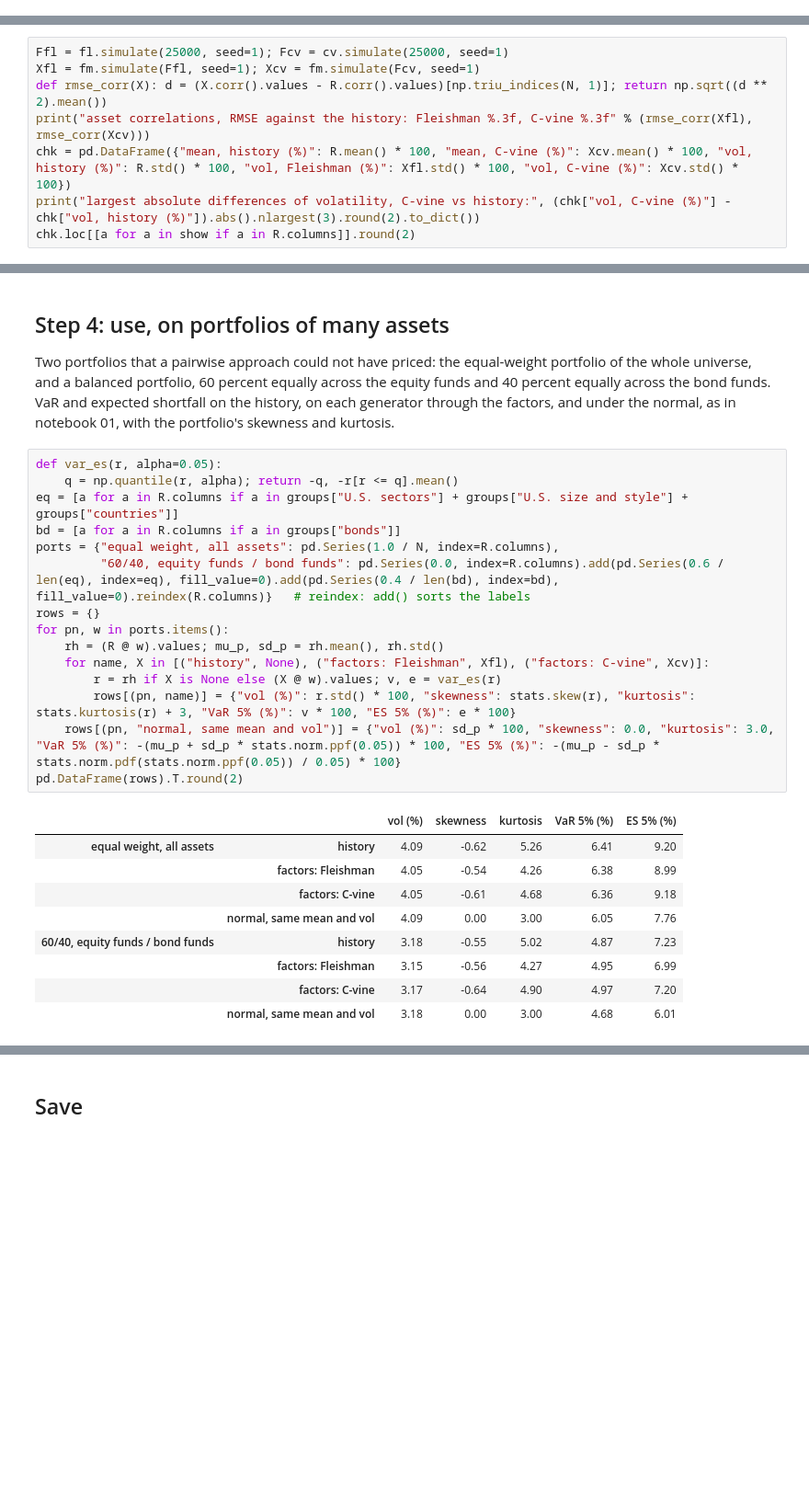
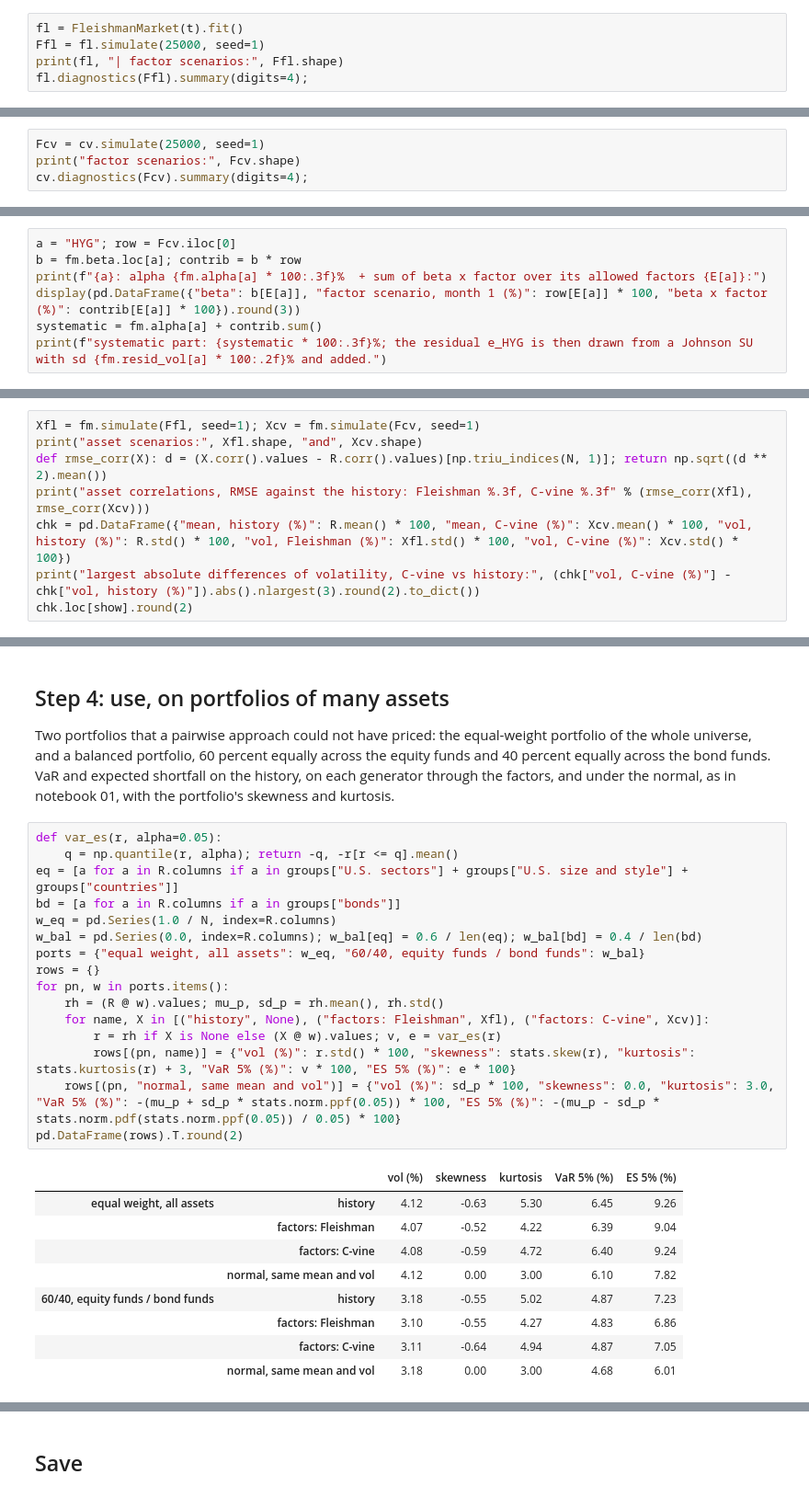
Before and after one commit to mamadouyamar/CVineMarketGen, a Jupyter notebook: examples/03_many_assets_factors.ipynb, the cells around one changed output, grey strips where cells are left out. Shown at 92% size. Saved outputs shown, nothing was run; the diff lists cells and outputs as text; blank space fills up the shorter version.

```diff
--- a/examples/03_many_assets_factors.ipynb
+++ b/examples/03_many_assets_factors.ipynb
@@ -274,0 +344,5 @@ targets. Seven variables instead of 73 is what makes the C-vine affordable:
+# %%
+fl = FleishmanMarket(t).fit()
+Ffl = fl.simulate(25000, seed=1)
+print(fl, "| factor scenarios:", Ffl.shape)
+fl.diagnostics(Ffl).summary(digits=4);
@@ -318,0 +403,4 @@ notebook 02.
+# %%
+Fcv = cv.simulate(25000, seed=1)
+print("factor scenarios:", Fcv.shape)
+cv.diagnostics(Fcv).summary(digits=4);
@@ -318,0 +461,7 @@ notebook 02.
+# %%
+a = "HYG"; row = Fcv.iloc[0]
+b = fm.beta.loc[a]; contrib = b * row
+print(f"{a}: alpha {fm.alpha[a] * 100:.3f}%  + sum of beta x factor over its allowed factors {E[a]}:")
+display(pd.DataFrame({"beta": b[E[a]], "factor scenario, month 1 (%)": row[E[a]] * 100, "beta x factor (%)": contrib[E[a]] * 100}).round(3))
+systematic = fm.alpha[a] + contrib.sum()
+print(f"systematic part: {systematic * 100:.3f}%; the residual e_HYG is then drawn from a Johnson SU with sd {fm.resid_vol[a] * 100:.2f}% and added.")
@@ -319,9 +476,9 @@ notebook 02.
 # %%
-Ffl = fl.simulate(25000, seed=1); Fcv = cv.simulate(25000, seed=1)
 Xfl = fm.simulate(Ffl, seed=1); Xcv = fm.simulate(Fcv, seed=1)
+print("asset scenarios:", Xfl.shape, "and", Xcv.shape)
 def rmse_corr(X): d = (X.corr().values - R.corr().values)[np.triu_indices(N, 1)]; return np.sqrt((d ** 2).mean())
 print("asset correlations, RMSE against the history: Fleishman %.3f, C-vine %.3f" % (rmse_corr(Xfl), rmse_corr(Xcv)))
 chk = pd.DataFrame({"mean, history (%)": R.mean() * 100, "mean, C-vine (%)": Xcv.mean() * 100, "vol, history (%)": R.std() * 100, "vol, Fleishman (%)": Xfl.std() * 100, "vol, C-vine (%)": Xcv.std() * 100})
 print("largest absolute differences of volatility, C-vine vs history:", (chk["vol, C-vine (%)"] - chk["vol, history (%)"]).abs().nlargest(3).round(2).to_dict())
-chk.loc[[a for a in show if a in R.columns]].round(2)
+chk.loc[show].round(2)
 # %% [output]
@@ -359,26 +517,27 @@ kurtosis.
 # %%
 def var_es(r, alpha=0.05):
     q = np.quantile(r, alpha); return -q, -r[r <= q].mean()
 eq = [a for a in R.columns if a in groups["U.S. sectors"] + groups["U.S. size and style"] + groups["countries"]]
 bd = [a for a in R.columns if a in groups["bonds"]]
-ports = {"equal weight, all assets": pd.Series(1.0 / N, index=R.columns),
-         "60/40, equity funds / bond funds": pd.Series(0.0, index=R.columns).add(pd.Series(0.6 / len(eq), index=eq), fill_value=0).add(pd.Series(0.4 / len(bd), index=bd), fill_value=0).reindex(R.columns)}   # reindex: add() sorts the labels
+w_eq = pd.Series(1.0 / N, index=R.columns)
+w_bal = pd.Series(0.0, index=R.columns); w_bal[eq] = 0.6 / len(eq); w_bal[bd] = 0.4 / len(bd)
+ports = {"equal weight, all assets": w_eq, "60/40, equity funds / bond funds": w_bal}
 rows = {}
 for pn, w in ports.items():
     rh = (R @ w).values; mu_p, sd_p = rh.mean(), rh.std()
     for name, X in [("history", None), ("factors: Fleishman", Xfl), ("factors: C-vine", Xcv)]:
         r = rh if X is None else (X @ w).values; v, e = var_es(r)
         rows[(pn, name)] = {"vol (%)": r.std() * 100, "skewness": stats.skew(r), "kurtosis": stats.kurtosis(r) + 3, "VaR 5% (%)": v * 100, "ES 5% (%)": e * 100}
     rows[(pn, "normal, same mean and vol")] = {"vol (%)": sd_p * 100, "skewness": 0.0, "kurtosis": 3.0, "VaR 5% (%)": -(mu_p + sd_p * stats.norm.ppf(0.05)) * 100, "ES 5% (%)": -(mu_p - sd_p * stats.norm.pdf(stats.norm.ppf(0.05)) / 0.05) * 100}
 pd.DataFrame(rows).T.round(2)
 # %% [output]
 |  |  | vol (%) | skewness | kurtosis | VaR 5% (%) | ES 5% (%) |
-| equal weight, all assets | history | 4.09 | -0.62 | 5.26 | 6.41 | 9.20 |
-|  | factors: Fleishman | 4.05 | -0.54 | 4.26 | 6.38 | 8.99 |
-|  | factors: C-vine | 4.05 | -0.61 | 4.68 | 6.36 | 9.18 |
-|  | normal, same mean and vol | 4.09 | 0.00 | 3.00 | 6.05 | 7.76 |
+| equal weight, all assets | history | 4.12 | -0.63 | 5.30 | 6.45 | 9.26 |
+|  | factors: Fleishman | 4.07 | -0.52 | 4.22 | 6.39 | 9.04 |
+|  | factors: C-vine | 4.08 | -0.59 | 4.72 | 6.40 | 9.24 |
+|  | normal, same mean and vol | 4.12 | 0.00 | 3.00 | 6.10 | 7.82 |
 | 60/40, equity funds / bond funds | history | 3.18 | -0.55 | 5.02 | 4.87 | 7.23 |
-|  | factors: Fleishman | 3.15 | -0.56 | 4.27 | 4.95 | 6.99 |
-|  | factors: C-vine | 3.17 | -0.64 | 4.90 | 4.97 | 7.20 |
+|  | factors: Fleishman | 3.10 | -0.55 | 4.27 | 4.83 | 6.86 |
+|  | factors: C-vine | 3.11 | -0.64 | 4.94 | 4.87 | 7.05 |
 |  | normal, same mean and vol | 3.18 | 0.00 | 3.00 | 4.68 | 6.01 |
 # %% [markdown]
```
Also changed, not shown: parts of 32 cells of this notebook.
